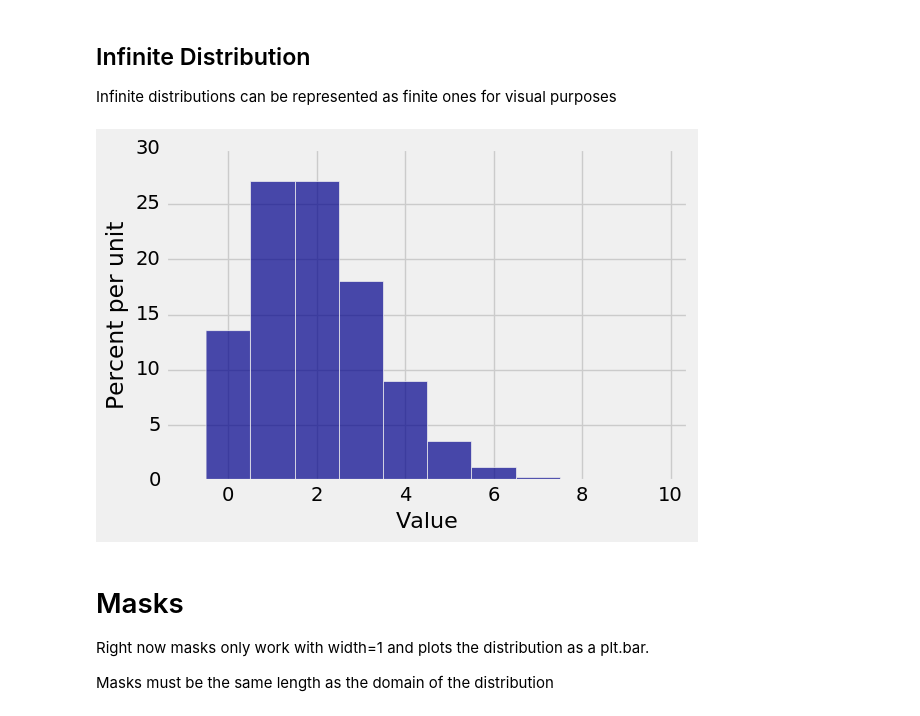
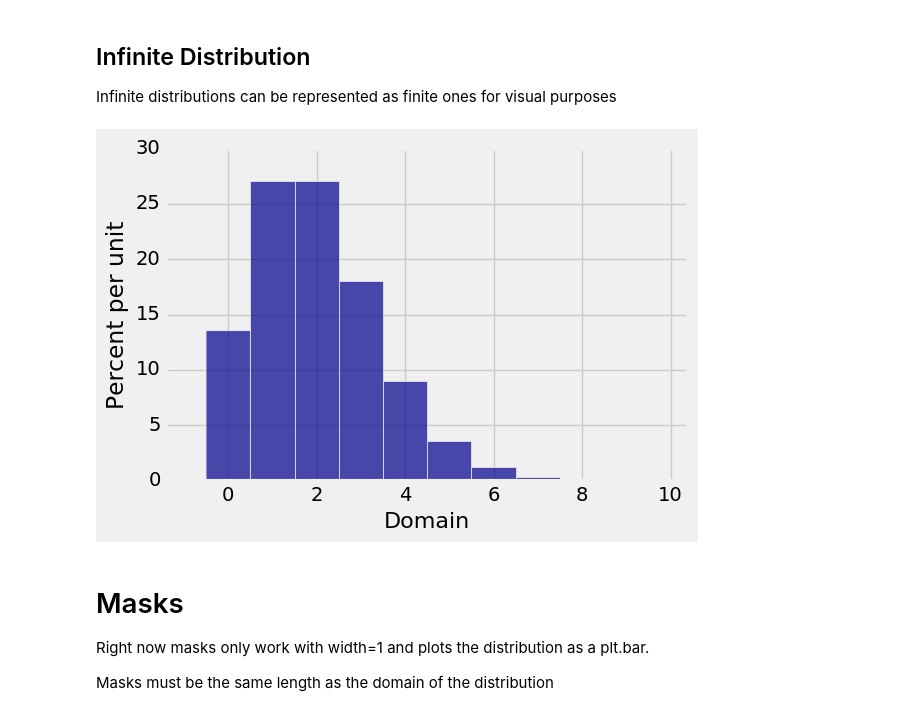
Before and after one commit to prob140/prob140, a Jupyter notebook: Examples.ipynb, the cells around one changed output. Cells and saved outputs as stored; diff of their text form; code cells hidden in the pictures.

```diff
--- a/Examples.ipynb
+++ b/Examples.ipynb
@@ -167,13 +167,13 @@ Infinite distributions can be represented as finite ones for visual purposes
 # %%
 mu = 2
 import math
 def poisson(k):
     return math.exp(-mu) * mu ** k / math.factorial(k)
 
-pois = Table().with_column('Value',np.arange(0,10)).probability_function(poisson)
+pois = Table().domain(np.arange(0,10)).probability_function(poisson)
 pois.plot_dist()
 # %% [output]
-[figure, old version]
+[figure, new version]
 # %% [markdown]
 # Masks
 
```
Also changed, not shown: parts of 7 cells of this notebook, 3 other files.
